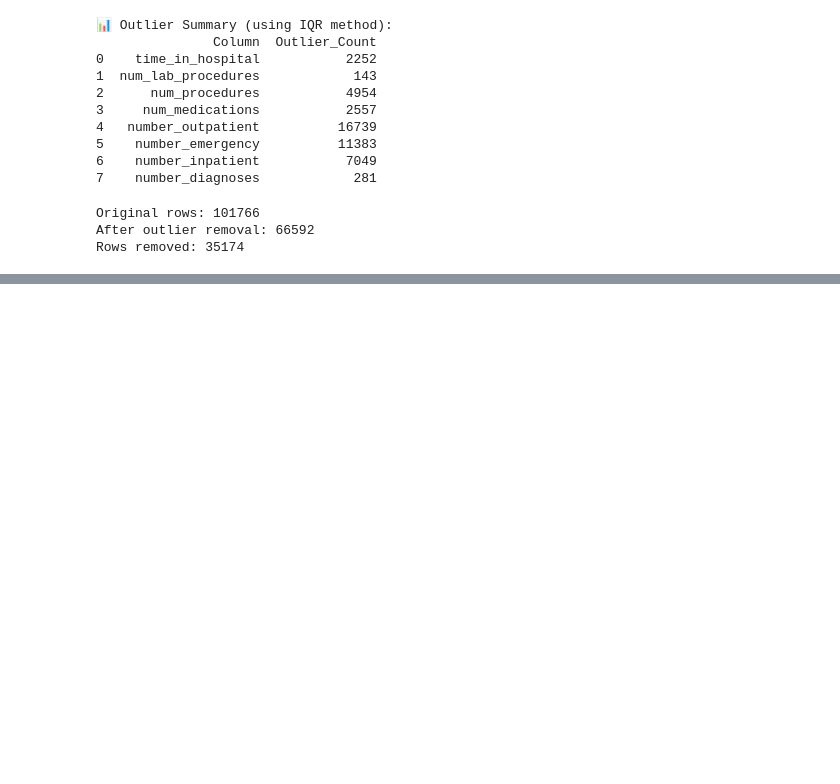
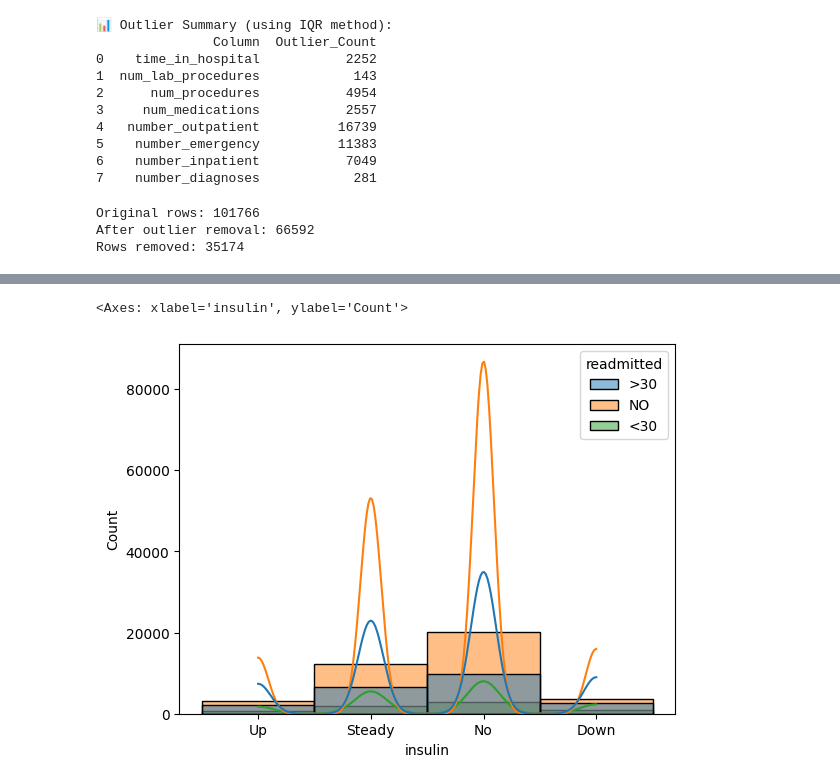
Before and after one commit to MuhammadHamza687/dsf, a Jupyter notebook: DSF_Mid_Lab_Exam.ipynb, the cells around one changed output, grey strips where cells are left out. Saved outputs shown, nothing was run; the diff lists cells and outputs as text; code cells hidden in the pictures; blank space fills up the shorter version.

```diff
--- a/DSF_Mid_Lab_Exam.ipynb
+++ b/DSF_Mid_Lab_Exam.ipynb
@@ -401,0 +432,5 @@ plt.show()
+# %%
+sns.histplot(data= df_cleaned, x = 'insulin', kde=True, bins=10, hue='readmitted')
+# %% [output]
+<Axes: xlabel='insulin', ylabel='Count'>
+[figure, added]
```
Also changed, not shown: parts of 24 cells of this notebook.
